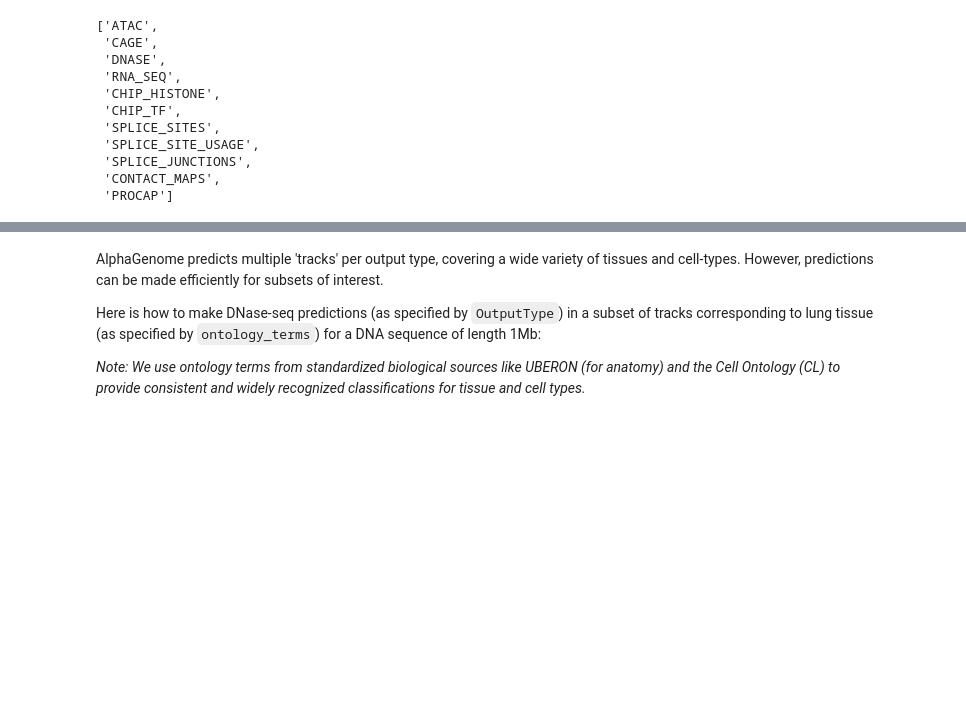
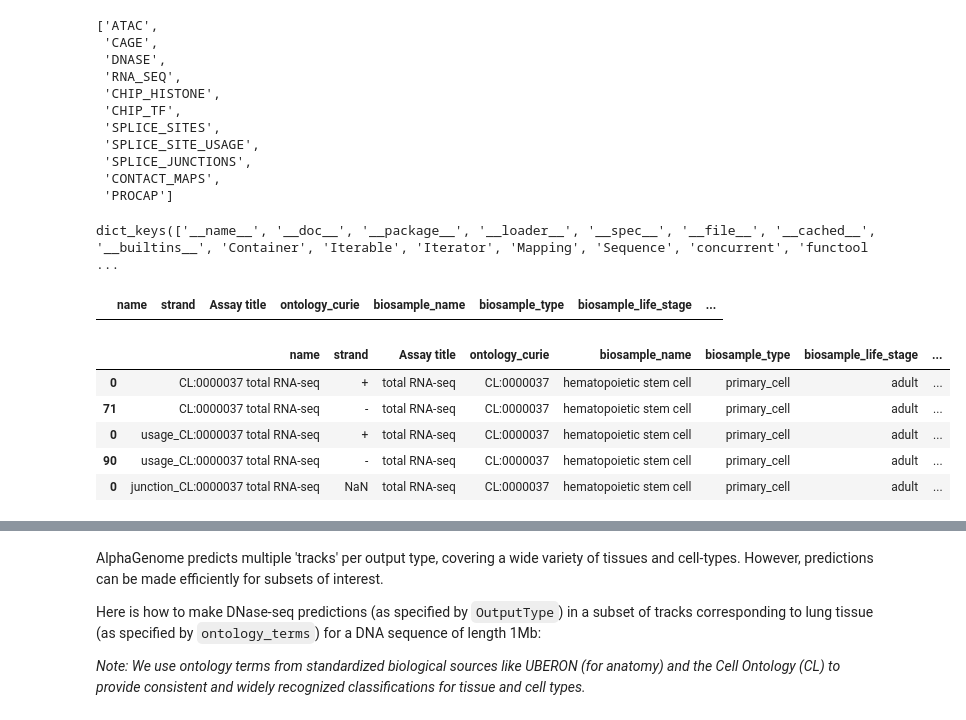
Before and after one commit to HappyThomas1/AlphaGenome, a Jupyter notebook: colabs/quick_start_ver260209.ipynb, the cells around one changed output, grey strips where cells are left out. Saved outputs shown, nothing was run; the diff lists cells and outputs as text; code cells hidden in the pictures; blank space fills up the shorter version.

```diff
--- a/colabs/quick_start_ver260209.ipynb
+++ b/colabs/quick_start_ver260209.ipynb
@@ -62,3 +62,36 @@ The model can make predictions for the following
  'SPLICE_JUNCTIONS',
  'CONTACT_MAPS',
  'PROCAP']
+# %%
+# list all keys in dna_client
+dna_client.__dict__.keys()
+# %% [output]
+dict_keys(['__name__', '__doc__', '__package__', '__loader__', '__spec__', '__file__', '__cached__', '__builtins__', 'Container', 'Iterable', 'Iterator', 'Mapping', 'Sequence', 'concurrent', 'functool ...
+# %%
+# ヒトで利用可能なトラック一覧
+meta_hs = dna_model.output_metadata(dna_client.Organism.HOMO_SAPIENS).concatenate()
+
+# 例：HSC/CMP/MEP/CLP っぽい単語で検索（完全一致でなくてOK）
+kw = "stem"
+meta_hs[meta_hs["biosample_name"].str.contains(kw, case=False, na=False)].head()
+
+# CL:0000037（HSC）があるか探す
+meta_hs[meta_hs["ontology_curie"].eq("CL:0000037")].head()
+# %% [output]
+|  | name | strand | Assay title | ontology_curie | biosample_name | biosample_type | biosample_life_stage | ... |
+# %%
+meta_mm = dna_model.output_metadata(dna_client.Organism.MUS_MUSCULUS).concatenate()
+
+# 例：HSC/CMP/MEP/CLP っぽい単語で検索（完全一致でなくてOK）
+kw = "stem"
+#meta_mm[meta_mm["biosample_name"].str.contains(kw, case=False, na=False)].head()
+
+# CL:0000037（HSC）があるか探す
+meta_mm[meta_mm["ontology_curie"].eq("CL:0000037")]
+# %% [output]
+|  | name | strand | Assay title | ontology_curie | biosample_name | biosample_type | biosample_life_stage | ... |
+| 0 | CL:0000037 total RNA-seq | + | total RNA-seq | CL:0000037 | hematopoietic stem cell | primary_cell | adult | ... |
+| 71 | CL:0000037 total RNA-seq | - | total RNA-seq | CL:0000037 | hematopoietic stem cell | primary_cell | adult | ... |
+| 0 | usage_CL:0000037 total RNA-seq | + | total RNA-seq | CL:0000037 | hematopoietic stem cell | primary_cell | adult | ... |
+| 90 | usage_CL:0000037 total RNA-seq | - | total RNA-seq | CL:0000037 | hematopoietic stem cell | primary_cell | adult | ... |
+| 0 | junction_CL:0000037 total RNA-seq | NaN | total RNA-seq | CL:0000037 | hematopoietic stem cell | primary_cell | adult | ... |
```
Also changed, not shown: parts of 5 cells of this notebook.
